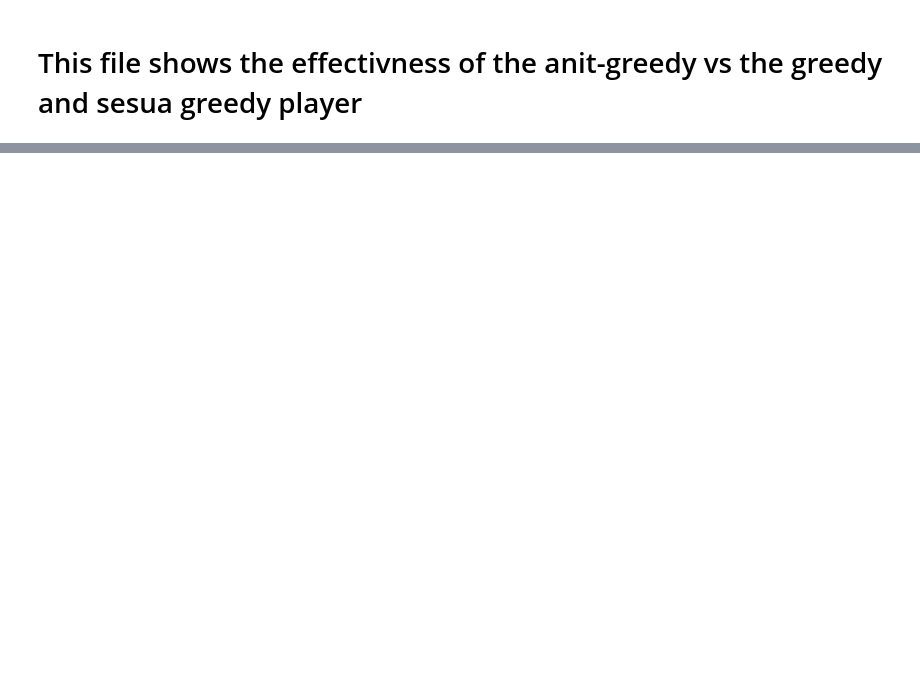
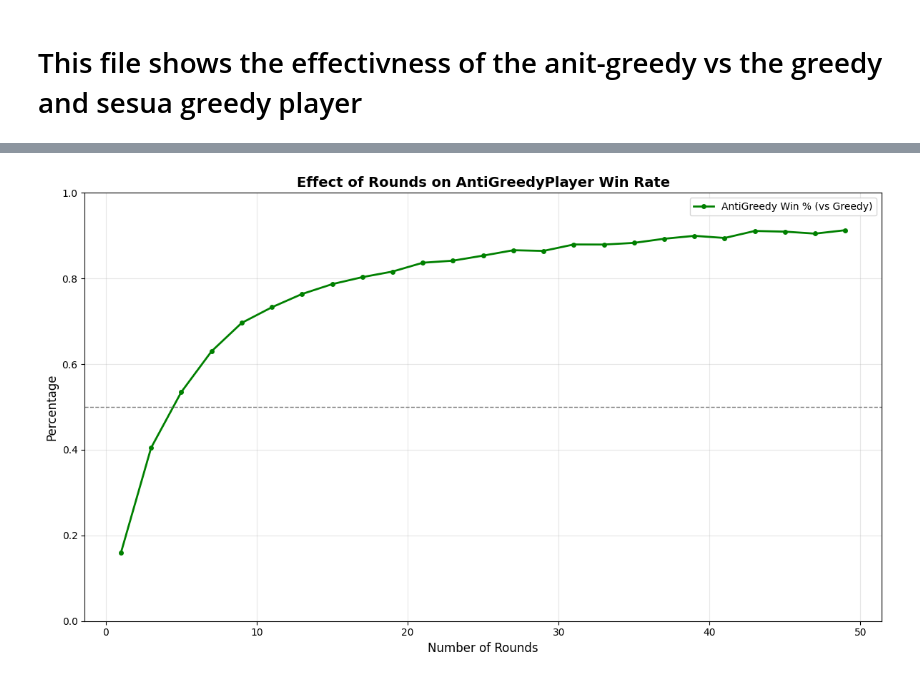
Before and after one commit to normanlrasmussen/Bank_Analysis, a Jupyter notebook: game_theory/anti_greedy_test.ipynb, the cells around one changed output, grey strips where cells are left out. Cells and saved outputs as stored; diff of their text form; code cells hidden in the pictures; blank space fills up the shorter version.

```diff
--- a/game_theory/anti_greedy_test.ipynb
+++ b/game_theory/anti_greedy_test.ipynb
@@ -21,0 +22,5 @@ Anti Greedy win: 0.2095, SesquaGreedy win: 0.7905, Tie: 0.0
+# %%
+# Test against SesquaGreedyPlayer
+players = [SesquaGreedyPlayer(), AntiGreedyPlayer()]
+wins, ties = Bank.estimate_win_probability(players, 1, num_simulations=10000)
+print(f"Anti Greedy win: {wins[1]}, SesquaGreedy win: {wins[0]}, Tie: {ties[0]}")
@@ -21,0 +75,21 @@ Anti Greedy win: 0.2095, SesquaGreedy win: 0.7905, Tie: 0.0
+# %%
+# Plot the results
+fig, ax = plt.subplots(figsize=(12, 7))
+
+# Plot win rates
+ax.plot(number_of_rounds, anti_greedy_vs_greedy_win, label="AntiGreedy Win % (vs Greedy)",
+        marker='o', color='green', linewidth=2, markersize=4)
+
+ax.set_xlabel("Number of Rounds", fontsize=12)
+ax.set_ylabel("Percentage", fontsize=12)
+ax.set_title("Effect of Rounds on AntiGreedyPlayer Win Rate", fontsize=14, fontweight='bold')
+ax.legend(loc='best', fontsize=10)
+ax.grid(True, alpha=0.3)
+ax.axhline(0.5, color='gray', linestyle='--', linewidth=1)
+ax.set_ylim([0, 1])
+plt.savefig("anti_greedy_test_rounds.png")
+
+plt.tight_layout()
+plt.show()
+# %% [output]
+[figure, added]
```
Also changed, not shown: parts of 6 cells of this notebook, 10 other files.
